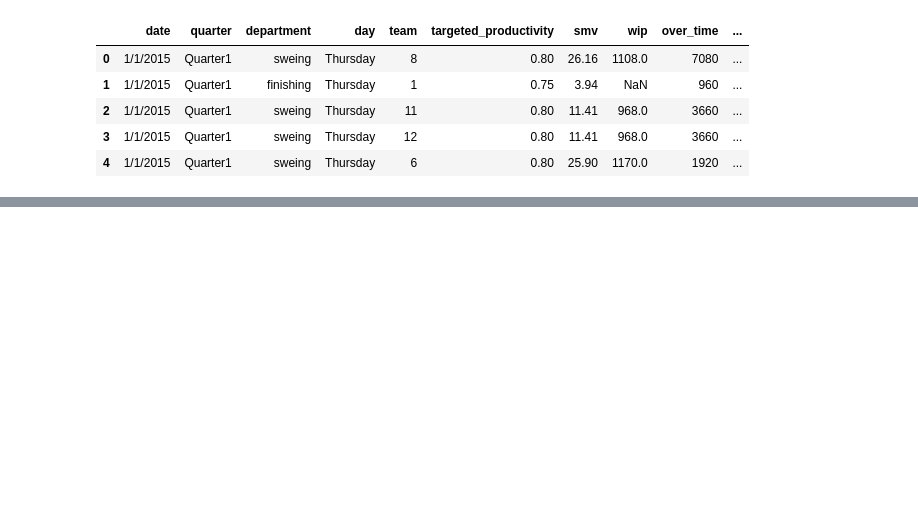
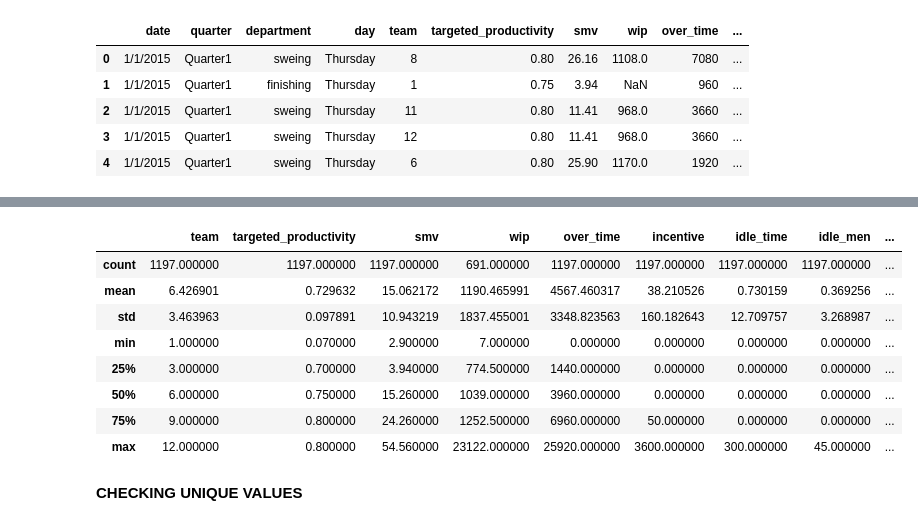
Before and after one commit to bagassarendra/MSIB-CapstoneProject, a Jupyter notebook: CapstoneBagas.ipynb, the cells around one changed output, grey strips where cells are left out. Saved outputs shown, nothing was run; the diff lists cells and outputs as text; code cells hidden in the pictures; blank space fills up the shorter version.

Commit message:
EDA, Cheking, and Handling Missing Value

```diff
--- a/CapstoneBagas.ipynb
+++ b/CapstoneBagas.ipynb
@@ -15,0 +56,14 @@ dataset.head()
+# %%
+dataset.describe()
+# %% [output]
+|  | team | targeted_productivity | smv | wip | over_time | incentive | idle_time | idle_men | ... |
+| count | 1197.000000 | 1197.000000 | 1197.000000 | 691.000000 | 1197.000000 | 1197.000000 | 1197.000000 | 1197.000000 | ... |
+| mean | 6.426901 | 0.729632 | 15.062172 | 1190.465991 | 4567.460317 | 38.210526 | 0.730159 | 0.369256 | ... |
+| std | 3.463963 | 0.097891 | 10.943219 | 1837.455001 | 3348.823563 | 160.182643 | 12.709757 | 3.268987 | ... |
+| min | 1.000000 | 0.070000 | 2.900000 | 7.000000 | 0.000000 | 0.000000 | 0.000000 | 0.000000 | ... |
+| 25% | 3.000000 | 0.700000 | 3.940000 | 774.500000 | 1440.000000 | 0.000000 | 0.000000 | 0.000000 | ... |
+| 50% | 6.000000 | 0.750000 | 15.260000 | 1039.000000 | 3960.000000 | 0.000000 | 0.000000 | 0.000000 | ... |
+| 75% | 9.000000 | 0.800000 | 24.260000 | 1252.500000 | 6960.000000 | 50.000000 | 0.000000 | 0.000000 | ... |
+| max | 12.000000 | 0.800000 | 54.560000 | 23122.000000 | 25920.000000 | 3600.000000 | 300.000000 | 45.000000 | ... |
+# %% [markdown]
+**CHECKING UNIQUE VALUES**
```
Also changed, not shown: parts of 25 cells of this notebook.
